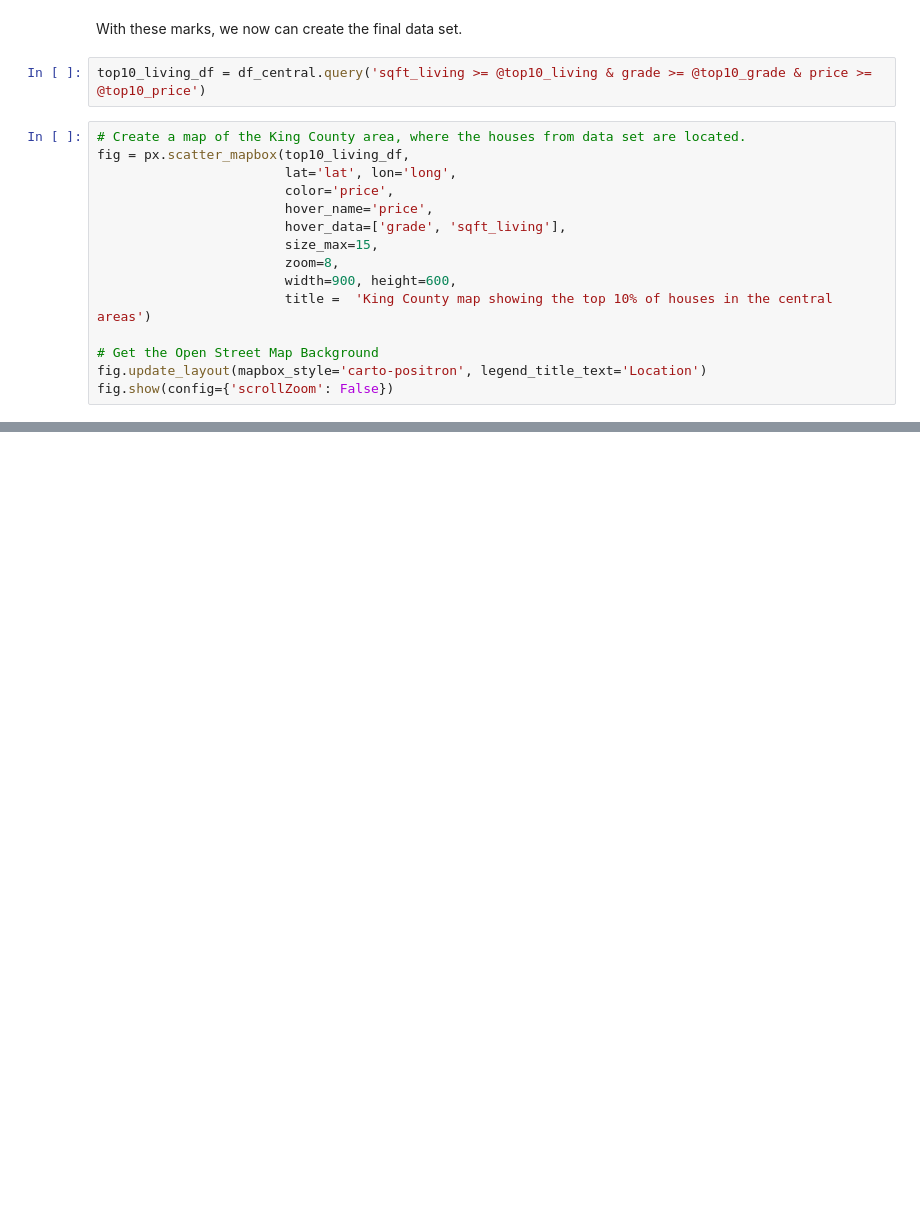
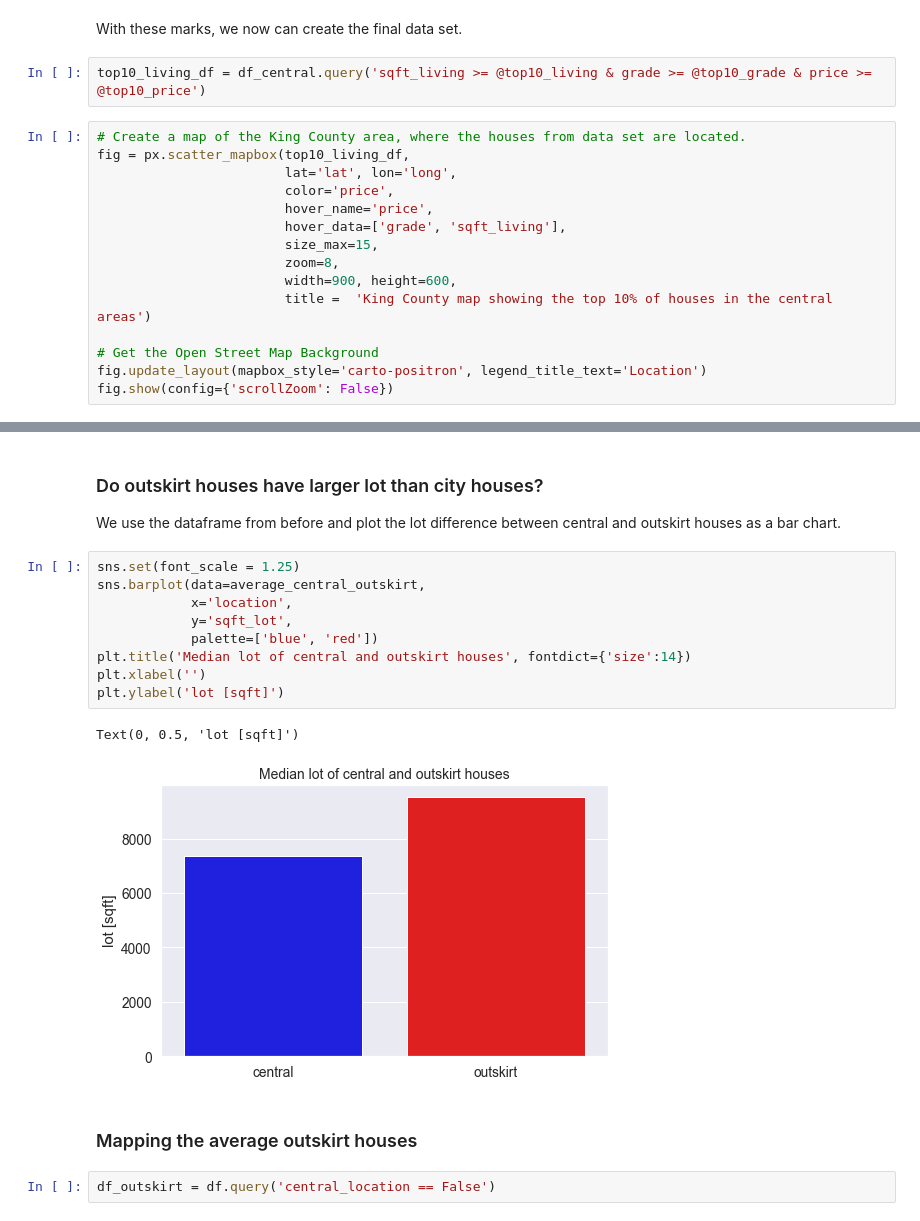
Before and after one commit to langer-net/first-eda-project, a Jupyter notebook: EDA.ipynb, the cells around one changed output, grey strips where cells are left out. Drawn from its saved outputs; the diff is of its cells as text; blank space fills up the shorter version.

```diff
--- a/EDA.ipynb
+++ b/EDA.ipynb
@@ -447,0 +487,19 @@ fig.show(config={'scrollZoom': False})
+# %% [markdown]
+### Do outskirt houses have larger lot than city houses?
+We use the dataframe from before and plot the lot difference between central and outskirt houses as a bar chart.
+# %%
+sns.set(font_scale = 1.25)
+sns.barplot(data=average_central_outskirt,
+            x='location',
+            y='sqft_lot',
+            palette=['blue', 'red'])
+plt.title('Median lot of central and outskirt houses', fontdict={'size':14})
+plt.xlabel('')
+plt.ylabel('lot [sqft]')
+# %% [output]
+Text(0, 0.5, 'lot [sqft]')
+[figure, added]
+# %% [markdown]
+### Mapping the average outskirt houses
+# %%
+df_outskirt = df.query('central_location == False')
```
Also changed, not shown: parts of 23 cells of this notebook, 6 other files.
